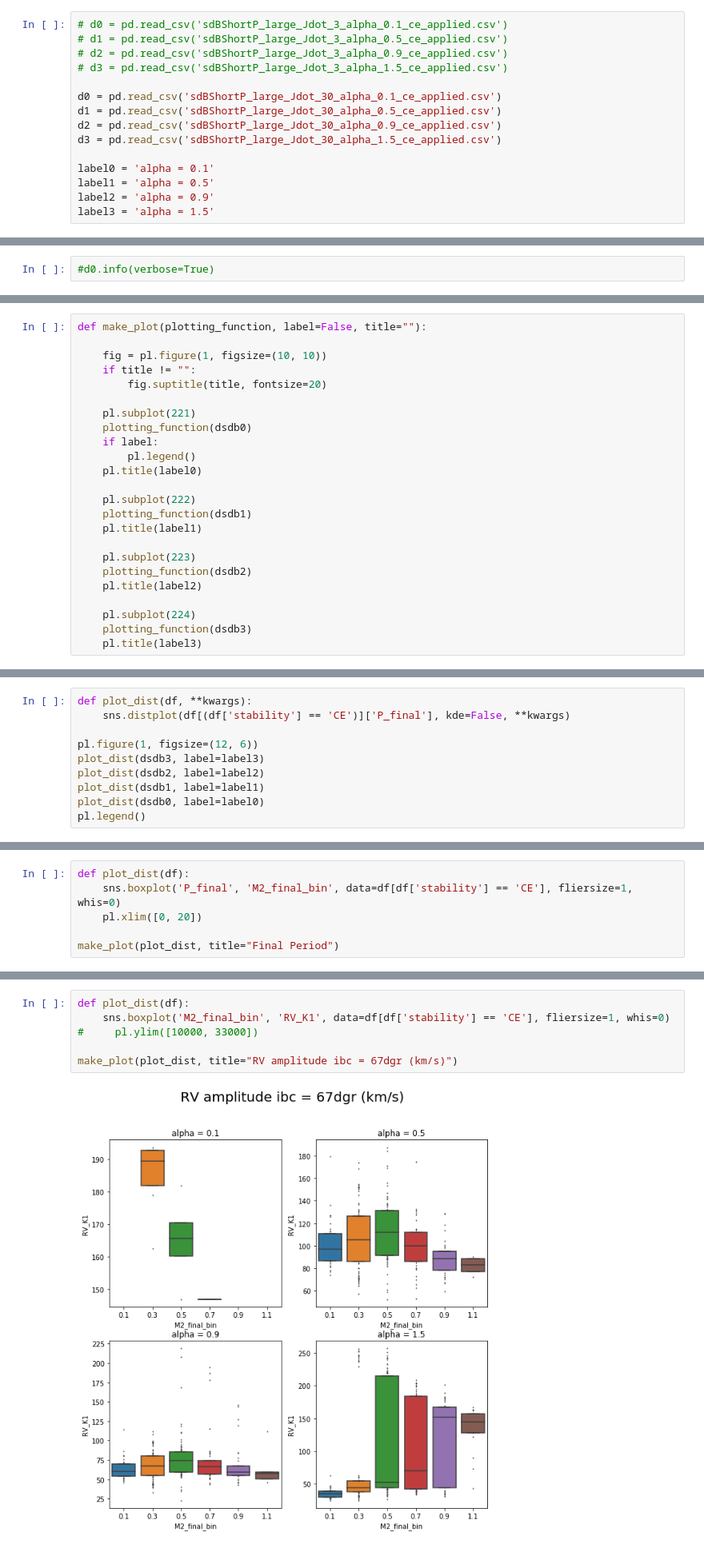
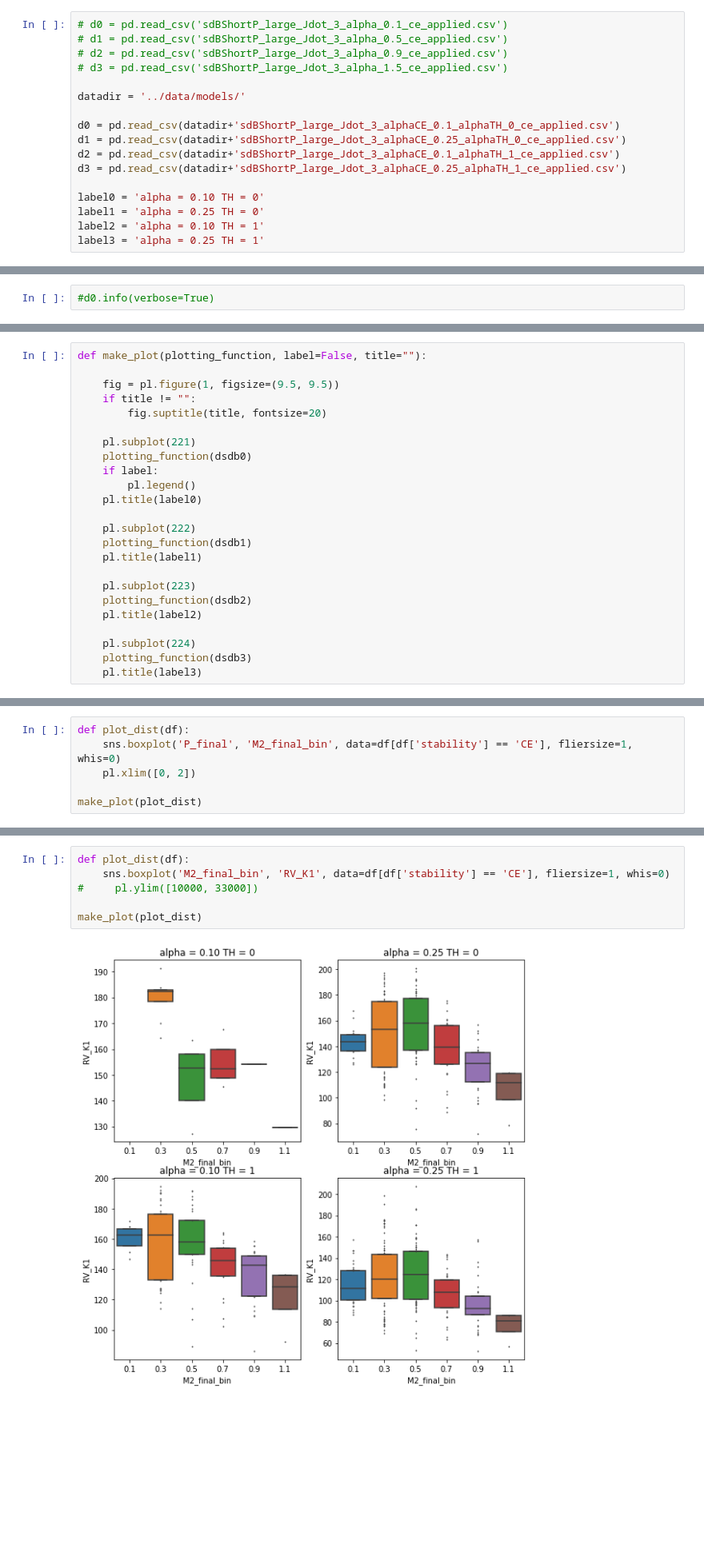
Before and after one commit to vosjo/CE_models, a Jupyter notebook: analysis/analyse_post_ce_systems_JdotP_alpha.ipynb, the cells around one changed output, grey strips where cells are left out. Shown at 80% size. Cells and saved outputs as stored; diff of their text form; blank space fills up the shorter version.

```diff
--- a/analysis/analyse_post_ce_systems_JdotP_alpha.ipynb
+++ b/analysis/analyse_post_ce_systems_JdotP_alpha.ipynb
@@ -12,13 +12,15 @@ import seaborn as sns
 # d2 = pd.read_csv('sdBShortP_large_Jdot_3_alpha_0.9_ce_applied.csv')
 # d3 = pd.read_csv('sdBShortP_large_Jdot_3_alpha_1.5_ce_applied.csv')
 
-d0 = pd.read_csv('sdBShortP_large_Jdot_30_alpha_0.1_ce_applied.csv')
-d1 = pd.read_csv('sdBShortP_large_Jdot_30_alpha_0.5_ce_applied.csv')
-d2 = pd.read_csv('sdBShortP_large_Jdot_30_alpha_0.9_ce_applied.csv')
-d3 = pd.read_csv('sdBShortP_large_Jdot_30_alpha_1.5_ce_applied.csv')
+datadir = '../data/models/'
 
-label0 = 'alpha = 0.1'
-label1 = 'alpha = 0.5'
-label2 = 'alpha = 0.9'
-label3 = 'alpha = 1.5'
+d0 = pd.read_csv(datadir+'sdBShortP_large_Jdot_3_alphaCE_0.1_alphaTH_0_ce_applied.csv')
+d1 = pd.read_csv(datadir+'sdBShortP_large_Jdot_3_alphaCE_0.25_alphaTH_0_ce_applied.csv')
+d2 = pd.read_csv(datadir+'sdBShortP_large_Jdot_3_alphaCE_0.1_alphaTH_1_ce_applied.csv')
+d3 = pd.read_csv(datadir+'sdBShortP_large_Jdot_3_alphaCE_0.25_alphaTH_1_ce_applied.csv')
+
+label0 = 'alpha = 0.10 TH = 0'
+label1 = 'alpha = 0.25 TH = 0'
+label2 = 'alpha = 0.10 TH = 1'
+label3 = 'alpha = 0.25 TH = 1'
 # %%
@@ -85,7 +86,7 @@ Name: product, dtype: int64
 # %%
 def make_plot(plotting_function, label=False, title=""):
 
-    fig = pl.figure(1, figsize=(10, 10))
+    fig = pl.figure(1, figsize=(9.5, 9.5))
     if title != "":
         fig.suptitle(title, fontsize=20)
 
@@ -124,10 +124,0 @@ make_plot(plot_dist)
-# %%
-def plot_dist(df, **kwargs):
-    sns.distplot(df[(df['stability'] == 'CE')]['P_final'], kde=False, **kwargs)
-
-pl.figure(1, figsize=(12, 6))
-plot_dist(dsdb3, label=label3)
-plot_dist(dsdb2, label=label2)
-plot_dist(dsdb1, label=label1)
-plot_dist(dsdb0, label=label0)
-pl.legend()
@@ -137,7 +125,7 @@ pl.legend()
 # %%
 def plot_dist(df):
     sns.boxplot('P_final', 'M2_final_bin', data=df[df['stability'] == 'CE'], fliersize=1, whis=0)
-    pl.xlim([0, 20])
+    pl.xlim([0, 2])
 
-make_plot(plot_dist, title="Final Period")
+make_plot(plot_dist)
 # %% [output]
@@ -145,11 +133,11 @@ make_plot(plot_dist, title="Final Period")
 # %%
 def plot_dist(df):
     sns.boxplot('M2_final_bin', 'RV_K1', data=df[df['stability'] == 'CE'], fliersize=1, whis=0)
 #     pl.ylim([10000, 33000])
 
-make_plot(plot_dist, title="RV amplitude ibc = 67dgr (km/s)")
+make_plot(plot_dist)
 # %% [output]
-[figure, old version]
+[figure, new version]
 # %%
 def plot_dist(df):
     sns.boxplot('M2_final_bin', 'teff_HeCoreBurning', data=df[df['stability'] == 'CE'], fliersize=1, whis=0)
```
Also changed, not shown: parts of 15 cells of this notebook.
